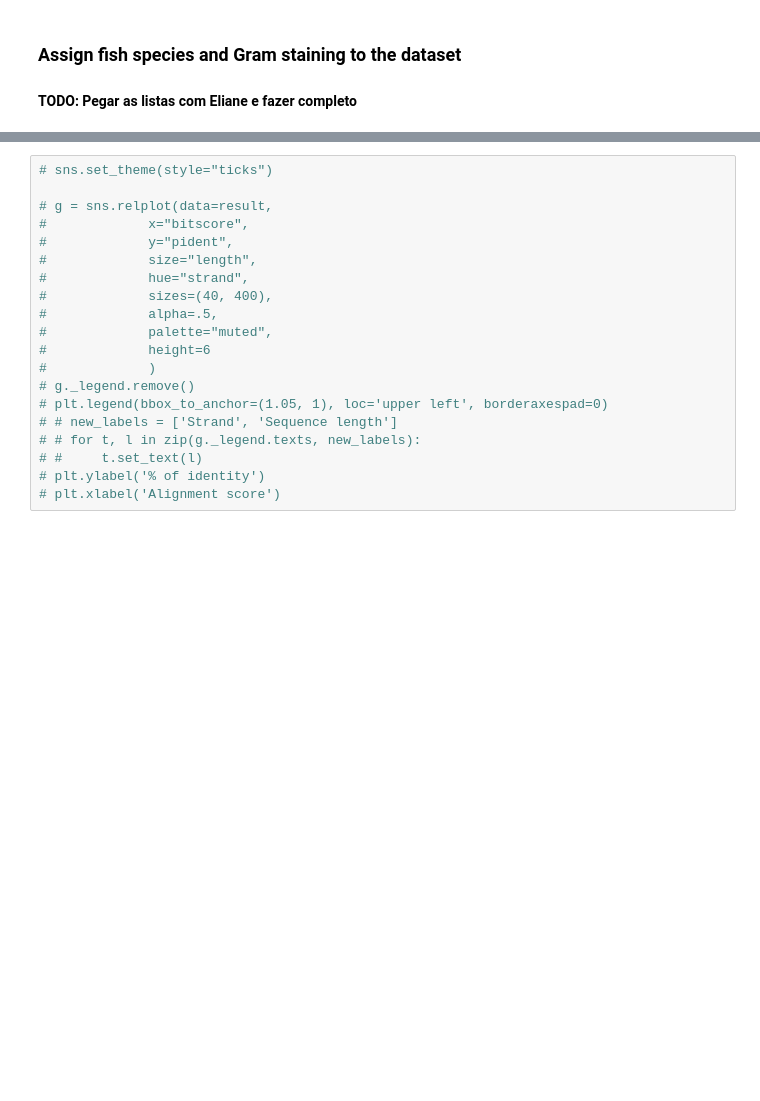
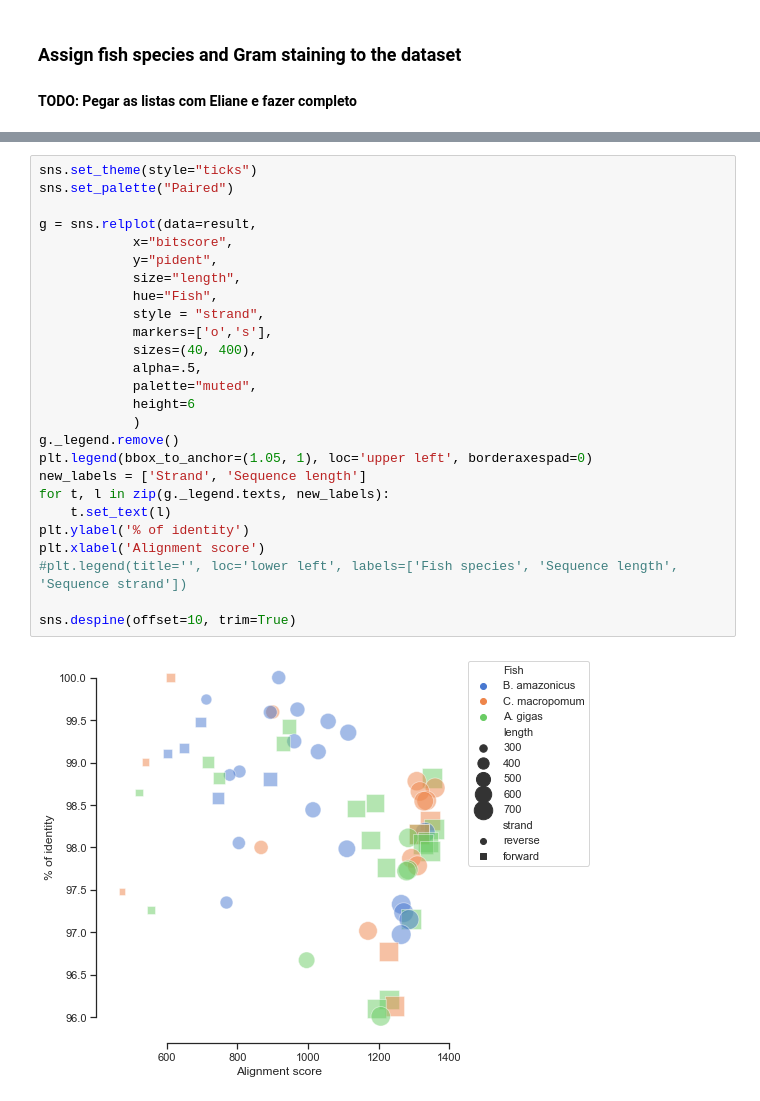
Before and after one commit to waldeyr/amazonian_fish_bacteria, a Jupyter notebook: Workflow.ipynb, the cells around one changed output, grey strips where cells are left out. Drawn from its saved outputs; the diff is of its cells as text; blank space fills up the shorter version.

```diff
--- a/Workflow.ipynb
+++ b/Workflow.ipynb
@@ -488,20 +476,28 @@ sns.displot(
 # %%
-# sns.set_theme(style="ticks")
+sns.set_theme(style="ticks")
+sns.set_palette("Paired")
 
-# g = sns.relplot(data=result,
-#             x="bitscore",
-#             y="pident",
-#             size="length",
-#             hue="strand",
-#             sizes=(40, 400),
-#             alpha=.5,
-#             palette="muted",
-#             height=6
-#             )
-# g._legend.remove()
-# plt.legend(bbox_to_anchor=(1.05, 1), loc='upper left', borderaxespad=0)
-# # new_labels = ['Strand', 'Sequence length']
-# # for t, l in zip(g._legend.texts, new_labels):
-# #     t.set_text(l)
-# plt.ylabel('% of identity')
-# plt.xlabel('Alignment score')
+g = sns.relplot(data=result,
+            x="bitscore",
+            y="pident",
+            size="length",
+            hue="Fish",
+            style = "strand",
+            markers=['o','s'],
+            sizes=(40, 400),
+            alpha=.5,
+            palette="muted",
+            height=6
+            )
+g._legend.remove()
+plt.legend(bbox_to_anchor=(1.05, 1), loc='upper left', borderaxespad=0)
+new_labels = ['Strand', 'Sequence length']
+for t, l in zip(g._legend.texts, new_labels):
+    t.set_text(l)
+plt.ylabel('% of identity')
+plt.xlabel('Alignment score')
+#plt.legend(title='', loc='lower left', labels=['Fish species', 'Sequence length', 'Sequence strand'])
+
+sns.despine(offset=10, trim=True)
+# %% [output]
+[figure, added]
```
Also changed, not shown: parts of 42 cells of this notebook, 1 other file.
